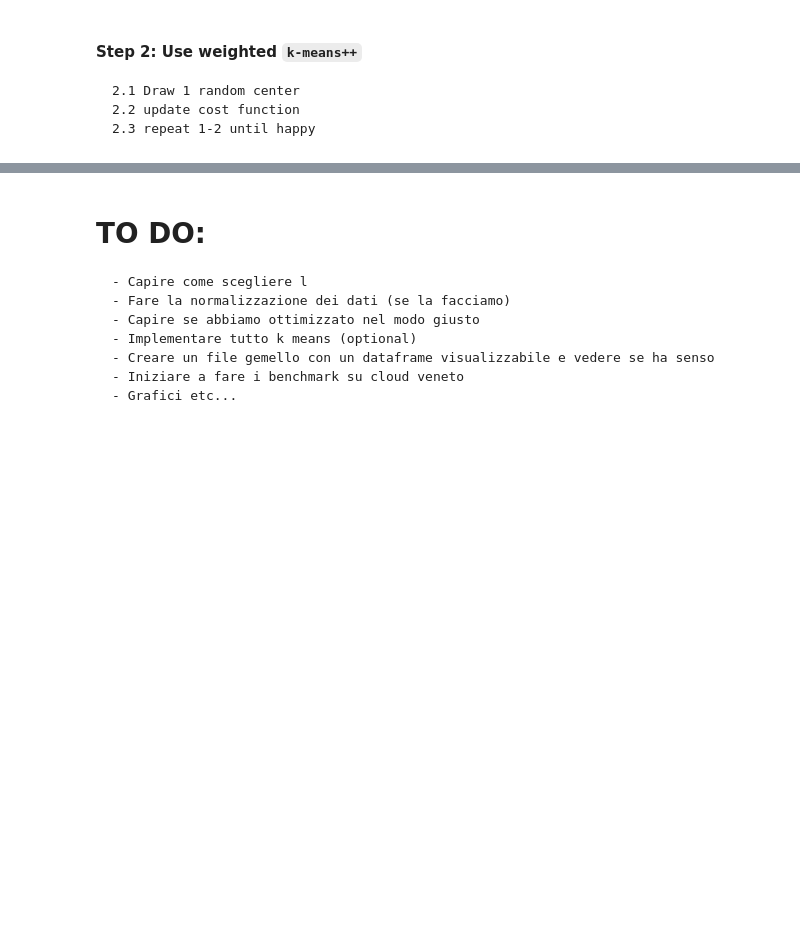
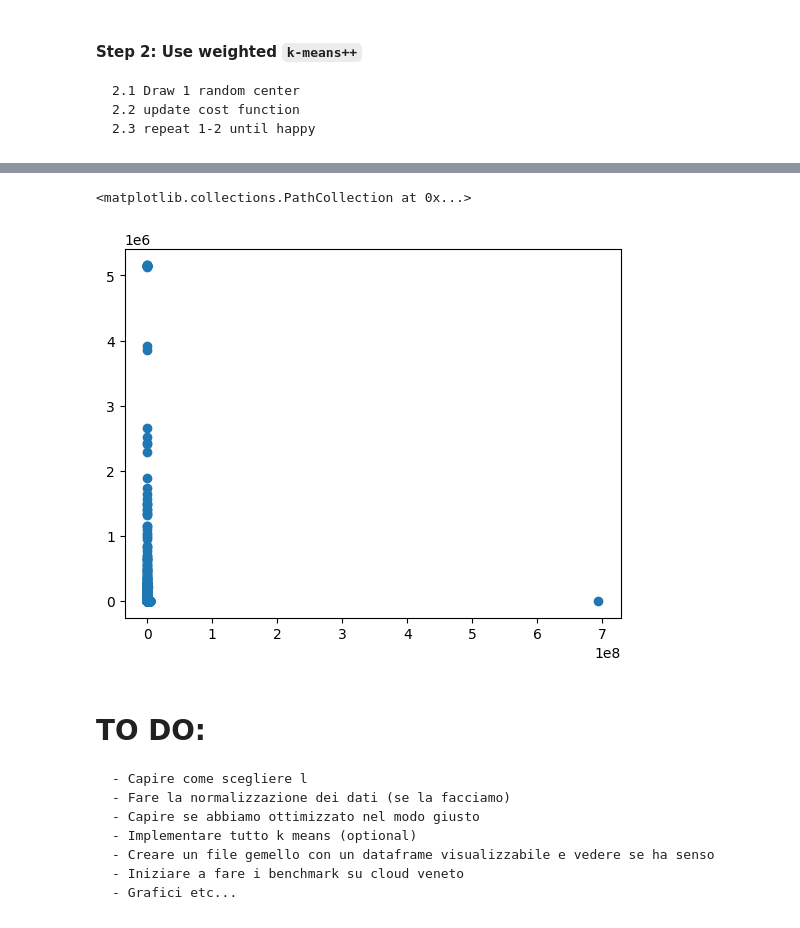
Before and after one commit to s1m0n32001/kMeansMapReduce, a Jupyter notebook: kmeans_no_more_problema.ipynb, the cells around one changed output, grey strips where cells are left out. Saved outputs shown, nothing was run; the diff lists cells and outputs as text; code cells hidden in the pictures; blank space fills up the shorter version.

```diff
--- a/kmeans_no_more_problema.ipynb
+++ b/kmeans_no_more_problema.ipynb
@@ -111,7 +115,7 @@ def getrows(df, rownums=None): # copied from the internet
     return df.rdd.zipWithIndex().filter(lambda x: x[1] in rownums).map(lambda x: x[0])
 # %%
 # Define the number of rows and columns in the dataframe
-n_rows = spark_X.count()
+n_rows = len_df
 # %%
 # Delete the non-numerical values in an easy way
 # clean_X = spark_X.select('*').drop('protocol_type', 'service', 'flag')
@@ -503,0 +559,4 @@ Wall time: 2.04 s
+# %%
+src_np = clean_X.select("src_bytes").collect()
+# %%
+dst_np = clean_X.select("dst_bytes").collect()
@@ -504,3 +570,11 @@ Wall time: 2.04 s
+# %%
+plt.scatter(src_np[1:], dst_np[1:])
+
+#for i in range(len(bCent_ultimate.value)):
+ #   plt.scatter(bCent_ultimate.value[i]["src_bytes"],bCent_ultimate.value[i]["dst_bytes"],color='black')
+# %% [output]
+<matplotlib.collections.PathCollection at 0x...>
+[figure, added]
 # %%
 '''
 - Prendere la lista dei centroidi e farla diventare un distributed dataset
```
Also changed, not shown: parts of 20 cells of this notebook.
